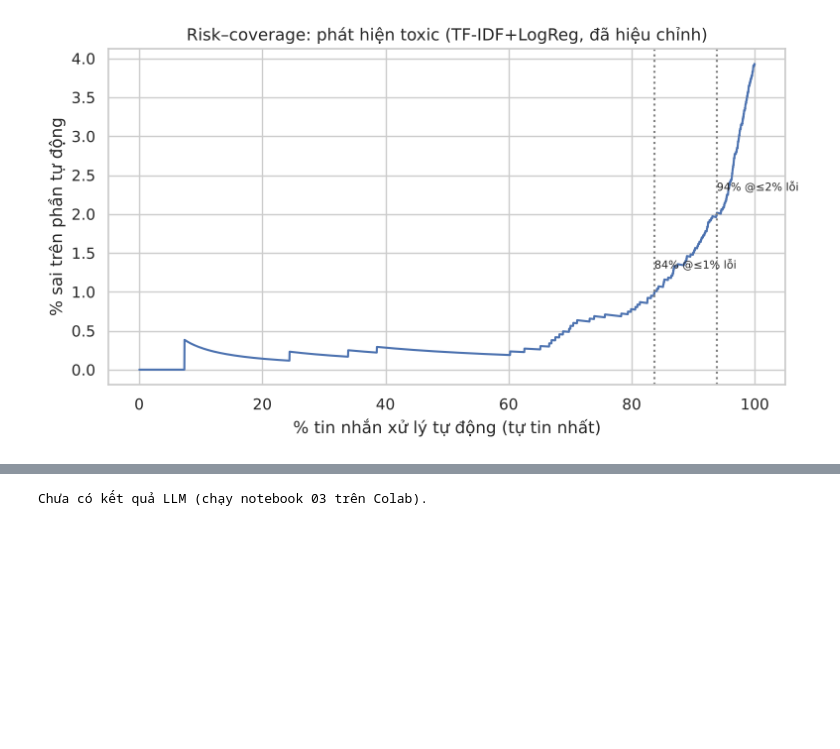
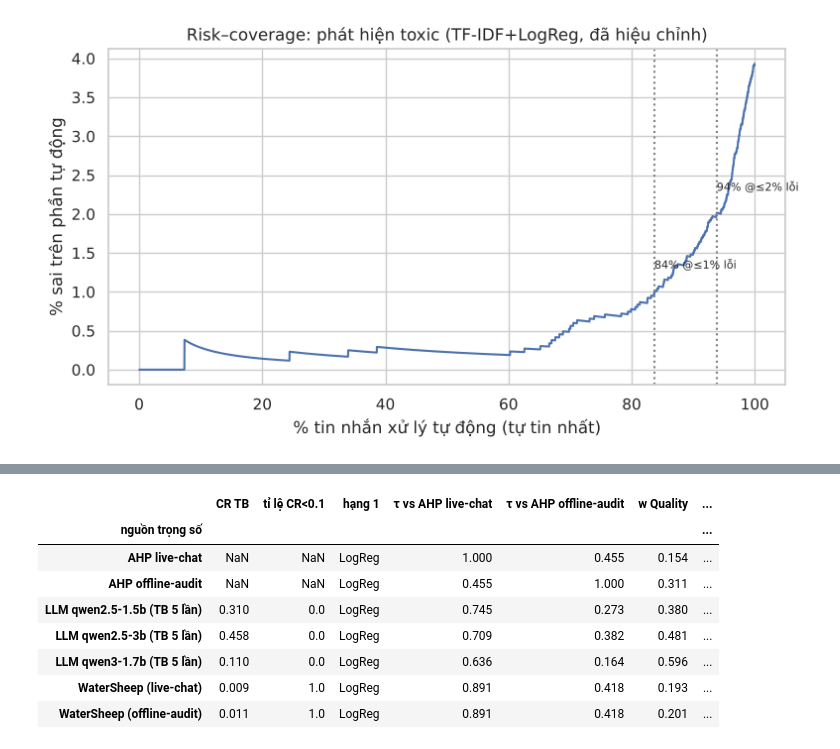
Before and after one commit to HieNguyen08/Research-decision-model-and-ML-classification, a Jupyter notebook: notebooks/04_decision_models_cs_triage.ipynb, the cells around one changed output, grey strips where cells are left out. Drawn from its saved outputs; the diff is of its cells as text; code cells hidden in the pictures; blank space fills up the shorter version.

```diff
--- a/notebooks/04_decision_models_cs_triage.ipynb
+++ b/notebooks/04_decision_models_cs_triage.ipynb
@@ -413,22 +414,38 @@ Chạy notebook 03 trên Colab trước; nếu có `results/llm/dm_llm_ahp.csv`
 # %%
-p = Path("results/llm/dm_llm_ahp.csv")
+from scipy.stats import kendalltau
+map_ = {"Quality": "Quality", "Recall@lowFPR": "Recall@1%FPR", "Latency": "Latency", "Cost": "Size",
+        "Robustness": "Robustness", "Explainability": "Explainability"}
+src = []
+p, q = Path("results/llm/dm_llm_ahp.csv"), Path("results/jev/e7_ahp_weights.csv")
 if p.exists():
-    la = pd.read_csv(p).dropna(subset=["CR"])
-    map_ = {"Quality": "Quality", "Recall@lowFPR": "Recall@1%FPR", "Latency": "Latency", "Cost": "Size",
-            "Robustness": "Robustness", "Explainability": "Explainability"}
-    rows = []
-    for llm_name, g in la.groupby("llm"):
-        w = g[list(map_)].mean().rename(map_)[crit].to_numpy(); w = w / w.sum()
-        r = mcdm.to_rank(METHODS["TOPSIS (minmax)"](X, w, TYPES))
-        from scipy.stats import kendalltau
-        rows.append({"llm": llm_name, "mean_CR": g["CR"].mean(), "share_CR<0.1": (g["CR"] < 0.1).mean(),
-                     "top1": alts[int(np.argmin(r))],
-                     "τ vs AHP live-chat": kendalltau(r, ranks["AHP live-chat"]["TOPSIS (minmax)"])[0]})
-    display(pd.DataFrame(rows).round(3))
-else:
-    print("Chưa có kết quả LLM (chạy notebook 03 trên Colab).")
+    for llm_name, g in pd.read_csv(p).dropna(subset=["CR"]).groupby("llm"):
+        src.append((f"LLM {llm_name} (TB {len(g)} lần)", g[list(map_)].mean(), g["CR"].mean(), (g["CR"] < 0.1).mean()))
+if q.exists():
+    for _, r in pd.read_csv(q).iterrows():
+        src.append((f"WaterSheep ({r['scenario']})", r[list(map_)].astype(float), r["CR"], float(r["CR"] < 0.1)))
+rows = []
+for name, w, cr, ok in [(n, pd.Series(W[n], index=crit), np.nan, np.nan) for n in ["AHP live-chat", "AHP offline-audit"]] + src:
+    w = w.rename(map_)[crit].to_numpy(float); w = w / w.sum()
+    r = mcdm.to_rank(METHODS["TOPSIS (minmax)"](X, w, TYPES))
+    rows.append({"nguồn trọng số": name, "CR TB": cr, "tỉ lệ CR<0.1": ok, "hạng 1": alts[int(np.argmin(r))],
+                 "τ vs AHP live-chat": kendalltau(r, ranks["AHP live-chat"]["TOPSIS (minmax)"])[0],
+                 "τ vs AHP offline-audit": kendalltau(r, ranks["AHP offline-audit"]["TOPSIS (minmax)"])[0],
+                 **{f"w {c}": x for c, x in zip(crit, w)}})
+b7 = pd.DataFrame(rows).set_index("nguồn trọng số")
+b7.to_csv(R / "b7_llm_weights_vs_human.csv")
+if not src:
+    print("Chưa có kết quả LLM/WaterSheep (chạy notebook 03, 05 trên Colab).")
+b7.round(3)
 # %% [output]
-Chưa có kết quả LLM (chạy notebook 03 trên Colab).
+|  | CR TB | tỉ lệ CR<0.1 | hạng 1 | τ vs AHP live-chat | τ vs AHP offline-audit | w Quality | ... |
+| nguồn trọng số |  |  |  |  |  |  | ... |
+| AHP live-chat | NaN | NaN | LogReg | 1.000 | 0.455 | 0.154 | ... |
+| AHP offline-audit | NaN | NaN | LogReg | 0.455 | 1.000 | 0.311 | ... |
+| LLM qwen2.5-1.5b (TB 5 lần) | 0.310 | 0.0 | LogReg | 0.745 | 0.273 | 0.380 | ... |
+| LLM qwen2.5-3b (TB 5 lần) | 0.458 | 0.0 | LogReg | 0.709 | 0.382 | 0.481 | ... |
+| LLM qwen3-1.7b (TB 5 lần) | 0.110 | 0.0 | LogReg | 0.636 | 0.164 | 0.596 | ... |
+| WaterSheep (live-chat) | 0.009 | 1.0 | LogReg | 0.891 | 0.418 | 0.193 | ... |
+| WaterSheep (offline-audit) | 0.011 | 1.0 | LogReg | 0.891 | 0.418 | 0.201 | ... |
 # %% [markdown]
 ## Kết luận
 
```
Also changed, not shown: parts of 3 cells of this notebook, 26 other files.
